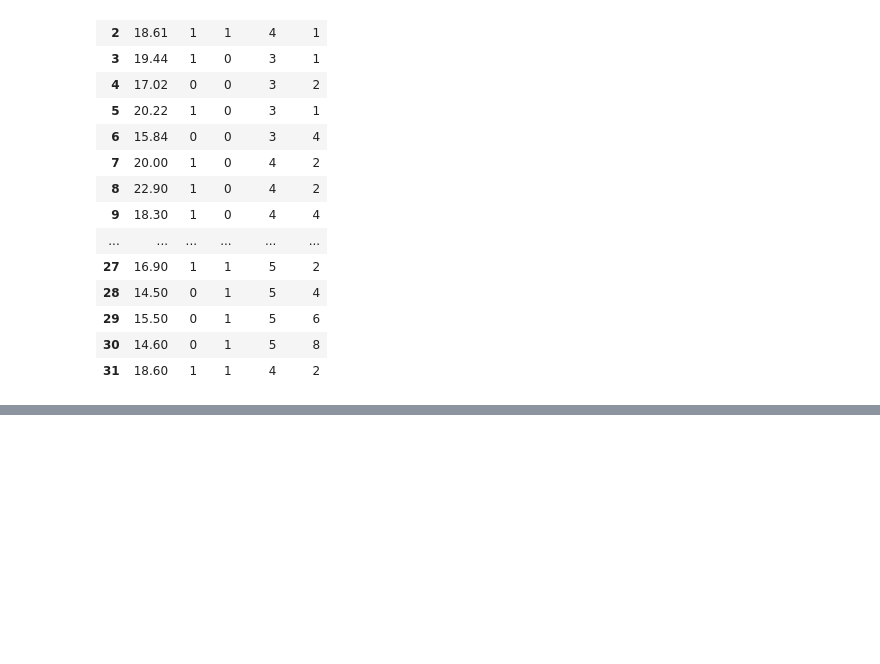
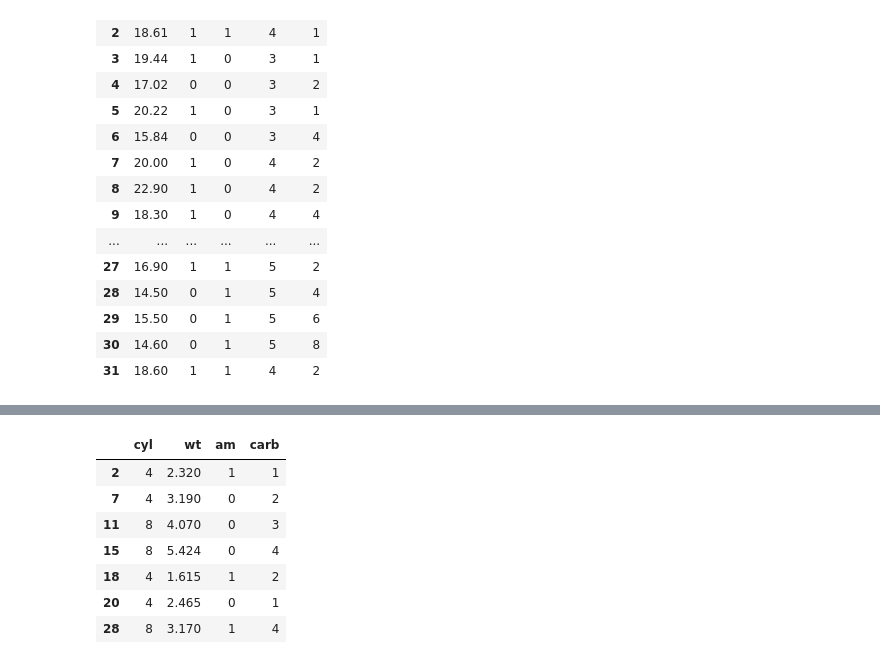
Before and after one commit to CodeWithAkash/python-class-notes, a Jupyter notebook: LIBRARIES.ipynb, the cells around one changed output, grey strips where cells are left out. Drawn from its saved outputs; the diff is of its cells as text; code cells hidden in the pictures; blank space fills up the shorter version.

```diff
--- a/LIBRARIES.ipynb
+++ b/LIBRARIES.ipynb
@@ -623,0 +696,11 @@ d3.iloc[:,-5:]
+# %%
+d3.iloc[[2,7,11,15,18,20,28],[2,6,9,11]]
+# %% [output]
+|  | cyl | wt | am | carb |
+| 2 | 4 | 2.320 | 1 | 1 |
+| 7 | 4 | 3.190 | 0 | 2 |
+| 11 | 8 | 4.070 | 0 | 3 |
+| 15 | 8 | 5.424 | 0 | 4 |
+| 18 | 4 | 1.615 | 1 | 2 |
+| 20 | 4 | 2.465 | 0 | 1 |
+| 28 | 8 | 3.170 | 1 | 4 |
```
Also changed, not shown: parts of 9 cells of this notebook.
